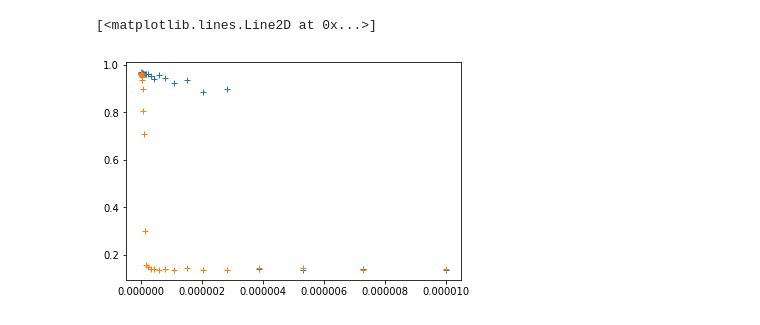
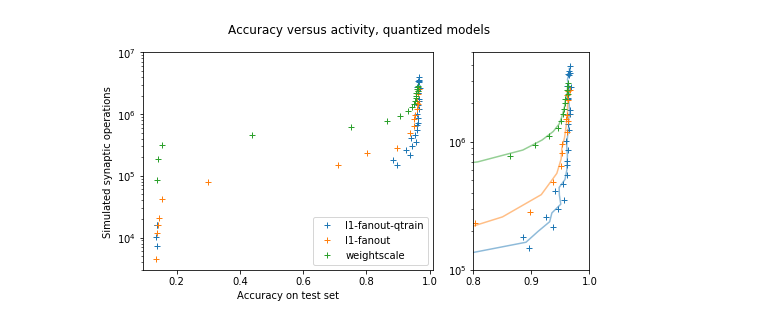
Before and after one commit to fgr1986/synoploss, a Jupyter notebook: scripts/mnist_dvs/show_results.ipynb, the cells around one changed output. Saved outputs shown, nothing was run; the diff lists cells and outputs as text; code cells hidden in the pictures.

Commit message:
decent figures

```diff
--- a/scripts/mnist_dvs/show_results.ipynb
+++ b/scripts/mnist_dvs/show_results.ipynb
@@ -18,11 +18,3 @@ accuracies = {}
 for name in results_files:
     f = np.loadtxt(os.path.join(results_folder, name + '.txt'))
     coefficients[name], activities[name], accuracies[name] = f.T
-# %%
-for name in results_files:
-    plt.plot(accuracies[name], activities[name], '+', label=name)
-    plt.plot(accuracies[name], activities[name], '--k', alpha=0.2)
-
-plt.yscale('log')
-plt.ylim([1e3, 1e7])
-plt.legend()
@@ -32,9 +20,0 @@ plt.legend()
-# %%
-plt.figure(figsize=(2.5, 4))
-for name in results_files:
-    plt.plot(accuracies[name], activities[name], '+', label=name)
-    plt.plot(accuracies[name], activities[name], '--k', alpha=0.2)
-
-plt.yscale('log')
-plt.ylim([1e5, 5e6])
-plt.xlim([0.8, 1.0])
@@ -54,11 +21,32 @@ plt.yscale('log')
-# %%
-plt.plot(coefficients['l1-fanout-qtrain_qtest_True'],
-         accuracies['l1-fanout-qtrain_qtest_True'],
-         '+', label=name)
-plt.plot(coefficients['l1-fanout_qtest_True'],
-         accuracies['l1-fanout_qtest_True'],
-         '+', label=name)
-# plt.yscale('log')
-# %% [output]
-[<matplotlib.lines.Line2D at 0x...>]
-[figure, removed]
+# %%
+def smooth(series):
+    return (series[1:] + series[:-1]) / 2.
+
+fig, ax = plt.subplots(1, 2, figsize=(8, 4), gridspec_kw={'width_ratios': [2.5, 1]})
+for i, name in enumerate(results_files):
+    # First plot
+    ax[0].plot(accuracies[name], activities[name], '+',
+             label=name.split('_qtest_True')[0])
+#     plt.plot(accuracies[name], activities[name], '--k', alpha=0.2)
+
+    # Second plot
+    act, acc = smooth(activities[name]), smooth(accuracies[name])
+    ax[1].plot(accuracies[name], activities[name],
+             '+', label=name, c=f"C{i}")
+    ax[1].plot(acc, act, alpha=0.5, c=f"C{i}")
+
+ax[0].set_yscale('log')
+ax[0].set_ylim([3e3, 1e7])
+ax[0].legend(loc=4)
+ax[0].set_xlabel("Accuracy on test set")
+ax[0].set_ylabel("Simulated synaptic operations")
+
+ax[1].set_yscale('log')
+ax[1].set_ylim([1e5, 5e6])
+ax[1].set_xlim([0.8, 1.0])
+
+
+# fig.tight_layout()
+fig.suptitle("Accuracy versus activity, quantized models");
+# %% [output]
+[figure, added]
```
Also changed, not shown: parts of 4 cells of this notebook.
